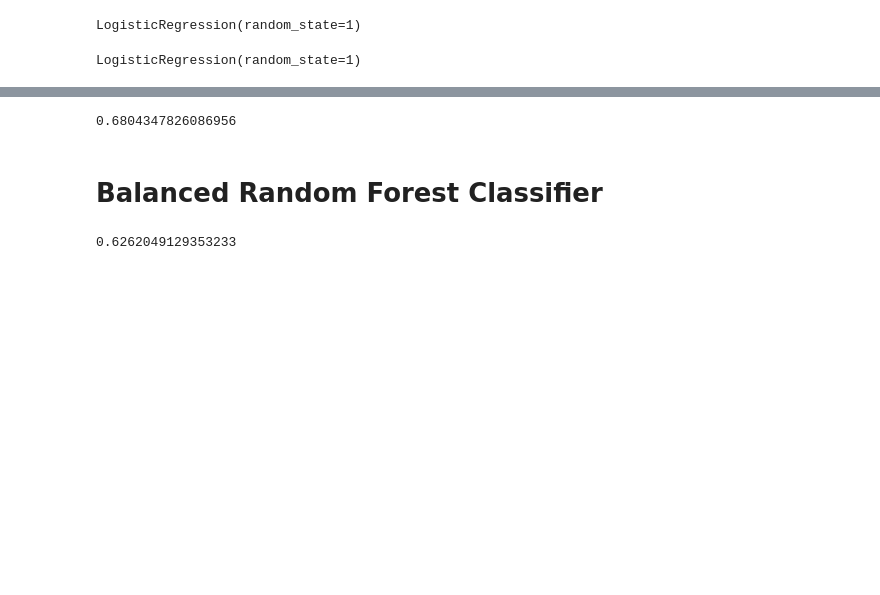
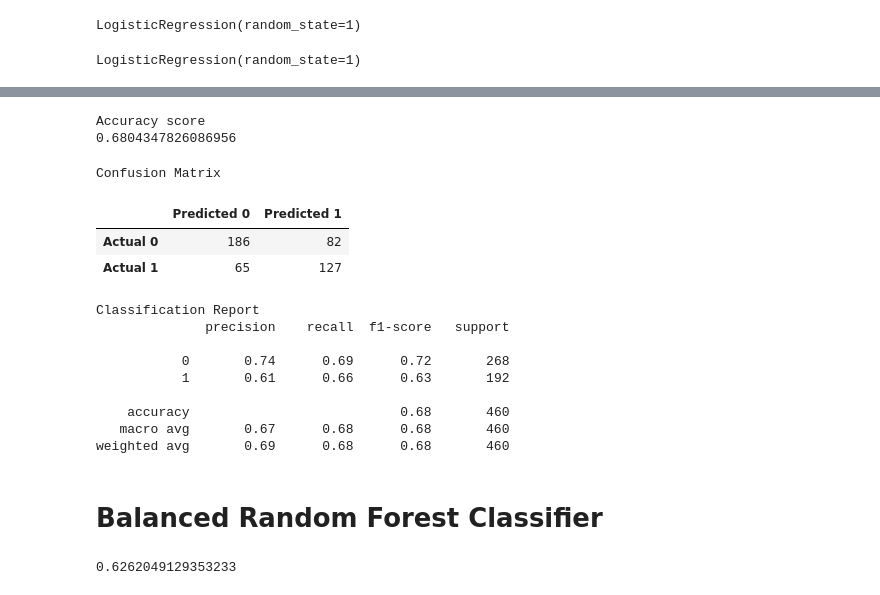
Before and after one commit to lmiles77/3rd-Long, a Jupyter notebook: Final Project-Cleaned2.ipynb, the cells around one changed output, grey strips where cells are left out. Drawn from its saved outputs; the diff is of its cells as text; code cells hidden in the pictures; blank space fills up the shorter version.

```diff
--- a/Final Project-Cleaned2.ipynb
+++ b/Final Project-Cleaned2.ipynb
@@ -318,9 +318,42 @@ array([[0.39369046, 0.60630954],
 # %%
 from sklearn.metrics import accuracy_score
 from sklearn.metrics import confusion_matrix
-accuracy_score(y_test, predictions)
+from sklearn.metrics import classification_report
+print ("Accuracy score")
+print (accuracy_score(y_test, predictions))
 # %% [output]
+Accuracy score
 0.6804347826086956
+# %%
+# Display the confusion matrix
+# Calculating the confusion matrix.
+cm = confusion_matrix(y_test,predictions)
+
+# Create a DataFrame from the confusion matrix.
+cm_df= pd.DataFrame(
+    cm, index=["Actual 0", "Actual 1"], columns=["Predicted 0", "Predicted 1"])
+# %%
+#from sklearn.metrics import confusion_matrix, accuracy_score, classification_report
+# Displaying results
+print("Confusion Matrix")
+display(cm_df)
+#print(f"Accuracy Score : {accuracy_score}")
+print("Classification Report")
+print(classification_report(y_test, predictions))
+# %% [output]
+Confusion Matrix
+|  | Predicted 0 | Predicted 1 |
+| Actual 0 | 186 | 82 |
+| Actual 1 | 65 | 127 |
+Classification Report
+              precision    recall  f1-score   support
+
+           0       0.74      0.69      0.72       268
+           1       0.61      0.66      0.63       192
+
+    accuracy                           0.68       460
+   macro avg       0.67      0.68      0.68       460
+weighted avg       0.69      0.68      0.68       460
 # %% [markdown]
 # Balanced Random Forest Classifier
 # %%
```
Also changed, not shown: parts of 29 cells of this notebook.
